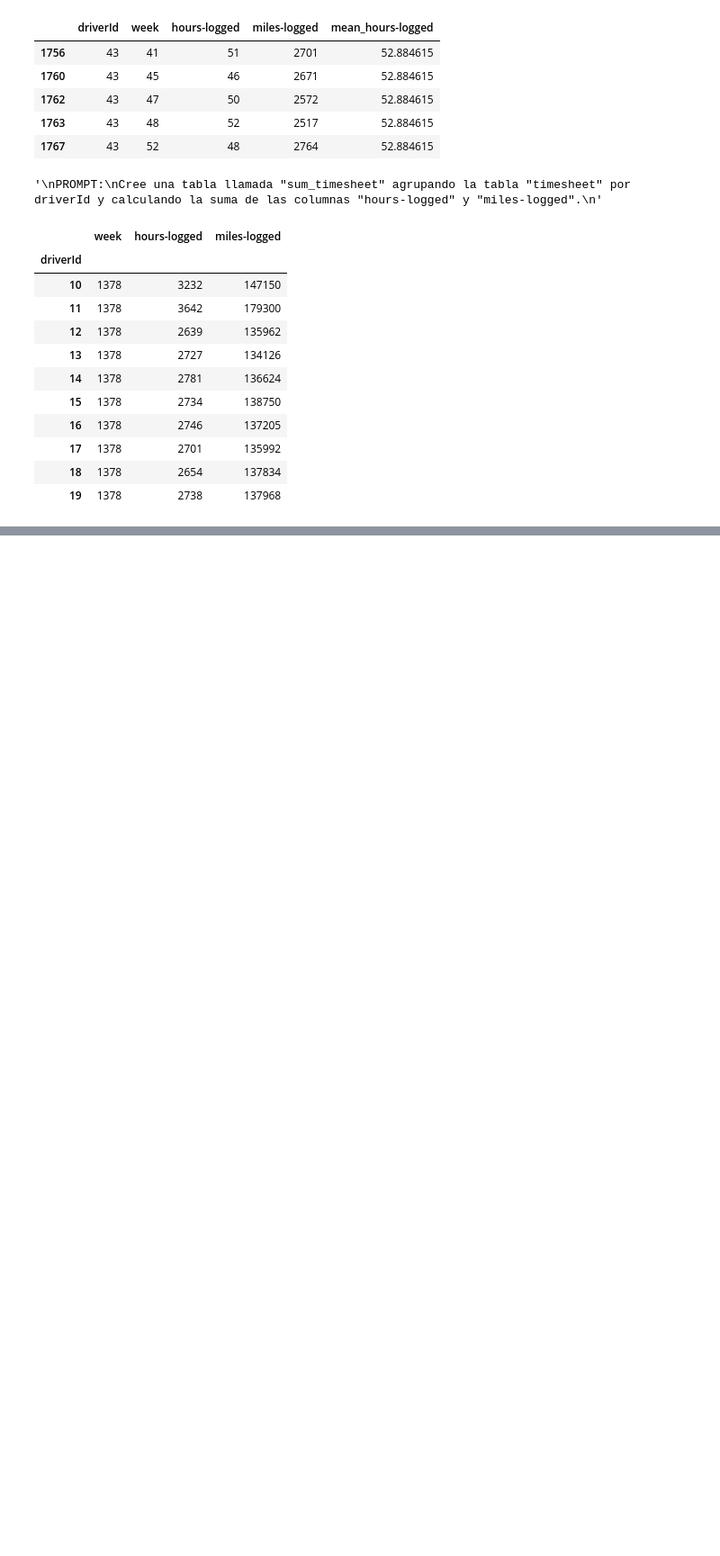
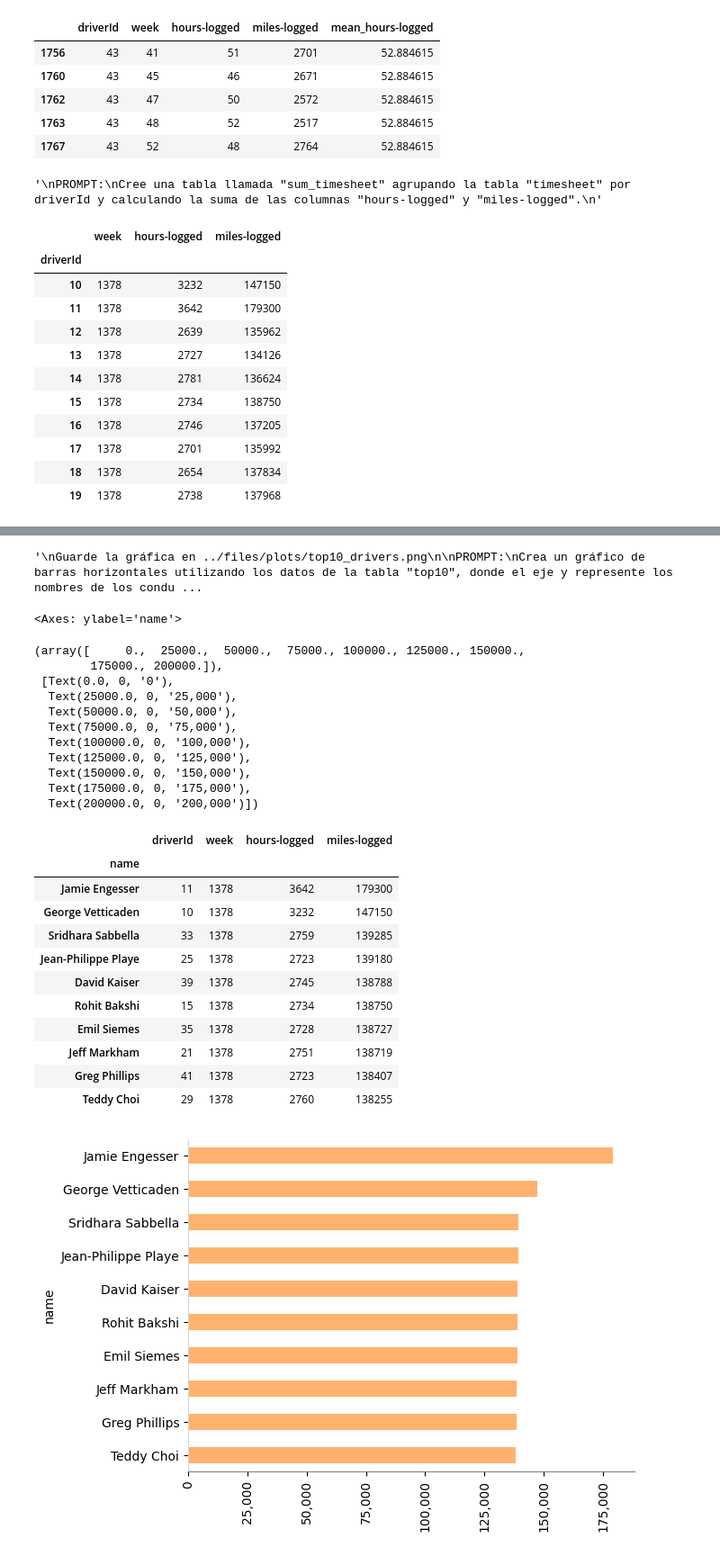
Before and after one commit to 2024-2-fundamentos-de-analitica/2024-2-PRE-07-manipulacion-de-datos-con-chatgpt-JPMarin06UNAL, a Jupyter notebook: homework/notebook.ipynb, the cells around one changed output, grey strips where cells are left out. Shown: that part at 90% size. Cells and saved outputs as stored; diff of their text form; code cells hidden in the pictures; blank space fills up the shorter version.

```diff
--- a/homework/notebook.ipynb
+++ b/homework/notebook.ipynb
@@ -152,0 +235,9 @@ timesheet.groupby("driverId")["hours-logged"].agg(["min", "max"])
+# %%
+"""
+PROMPT:
+Crea una tabla llamada "top10" con los 10 conductores que tienen la mayor cantidad de millas registradas, ordenando los datos en forma descendente por la columna "miles-logged".
+"""
+
+# Ordenamiento por la cantidad de millas registradas
+top10 = summary.sort_values(by="miles-logged", ascending=False).head(10)
+top10
@@ -152,0 +257,58 @@ timesheet.groupby("driverId")["hours-logged"].agg(["min", "max"])
+# %%
+"""
+Guarde la gráfica en ../files/plots/top10_drivers.png
+
+PROMPT:
+Crea un gráfico de barras horizontales utilizando los datos de la tabla "top10", donde el eje y represente los nombres de los conductores y el eje x la cantidad de millas registradas. Asegúrate de que los conductores con más millas estén en la parte superior del gráfico.
+"""
+
+top10 = top10.set_index("name")
+top10["miles-logged"].plot.barh(color="tab:orange", alpha=0.6)
+
+plt.gca().invert_yaxis()
+
+plt.gca().get_xaxis().set_major_formatter(
+    matplotlib.ticker.FuncFormatter(lambda x, p: format(int(x), ","))
+)
+
+plt.xticks(rotation=90)
+
+plt.gca().spines["left"].set_color("lightgray")
+plt.gca().spines["bottom"].set_color("gray")
+plt.gca().spines["top"].set_visible(False)
+plt.gca().spines["right"].set_visible(False)
+
+if not os.path.exists("../files/plots"):
+    os.makedirs("../files/plots")
+
+plt.savefig("../files/plots/top10_drivers.png", bbox_inches="tight")
+
+
+top10
+# %% [output]
+'\nGuarde la gráfica en ../files/plots/top10_drivers.png\n\nPROMPT:\nCrea un gráfico de barras horizontales utilizando los datos de la tabla "top10", donde el eje y represente los nombres de los condu ...
+<Axes: ylabel='name'>
+(array([     0.,  25000.,  50000.,  75000., 100000., 125000., 150000.,
+        175000., 200000.]),
+ [Text(0.0, 0, '0'),
+  Text(25000.0, 0, '25,000'),
+  Text(50000.0, 0, '50,000'),
+  Text(75000.0, 0, '75,000'),
+  Text(100000.0, 0, '100,000'),
+  Text(125000.0, 0, '125,000'),
+  Text(150000.0, 0, '150,000'),
+  Text(175000.0, 0, '175,000'),
+  Text(200000.0, 0, '200,000')])
+|  | driverId | week | hours-logged | miles-logged |
+| name |  |  |  |  |
+| Jamie Engesser | 11 | 1378 | 3642 | 179300 |
+| George Vetticaden | 10 | 1378 | 3232 | 147150 |
+| Sridhara Sabbella | 33 | 1378 | 2759 | 139285 |
+| Jean-Philippe Playe | 25 | 1378 | 2723 | 139180 |
+| David Kaiser | 39 | 1378 | 2745 | 138788 |
+| Rohit Bakshi | 15 | 1378 | 2734 | 138750 |
+| Emil Siemes | 35 | 1378 | 2728 | 138727 |
+| Jeff Markham | 21 | 1378 | 2751 | 138719 |
+| Greg Phillips | 41 | 1378 | 2723 | 138407 |
+| Teddy Choi | 29 | 1378 | 2760 | 138255 |
+[figure, added]
```
Also changed, not shown: parts of 4 cells of this notebook, 2 other files.
